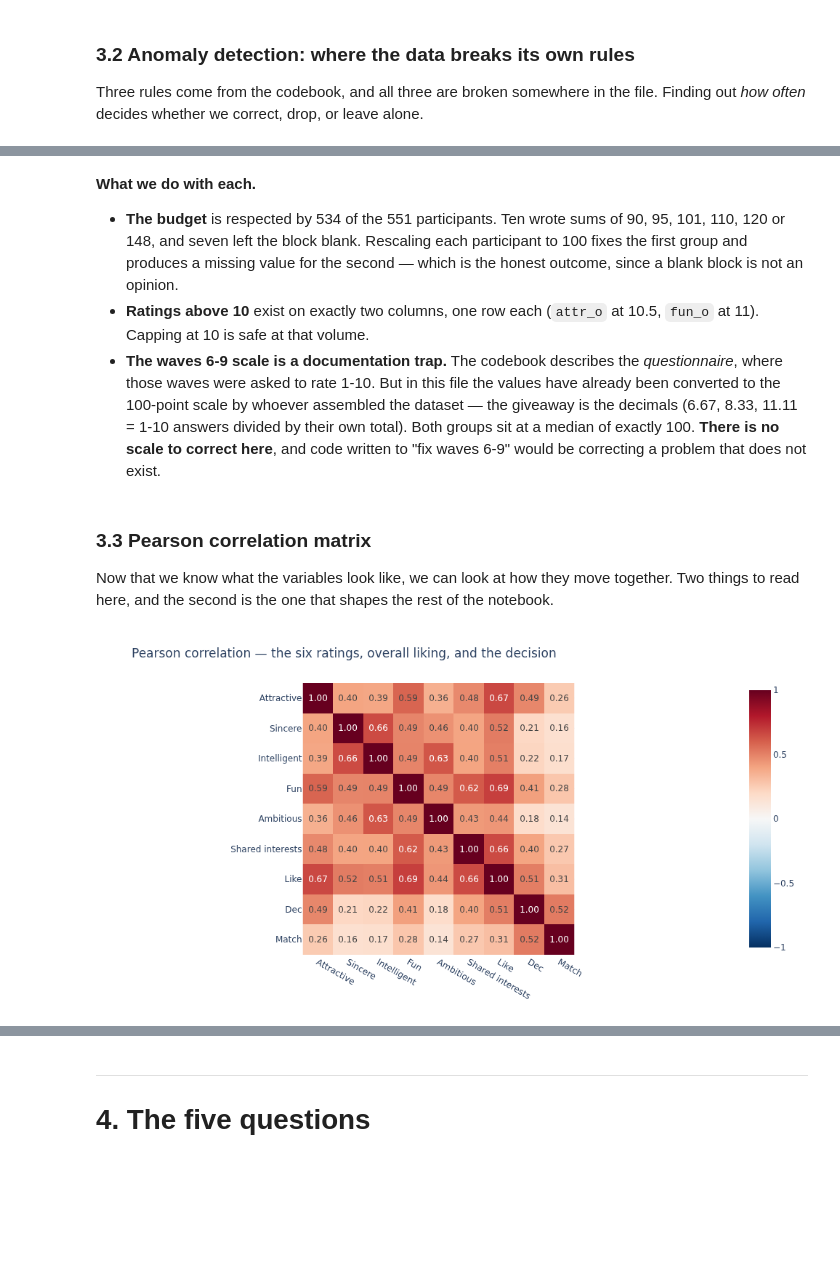
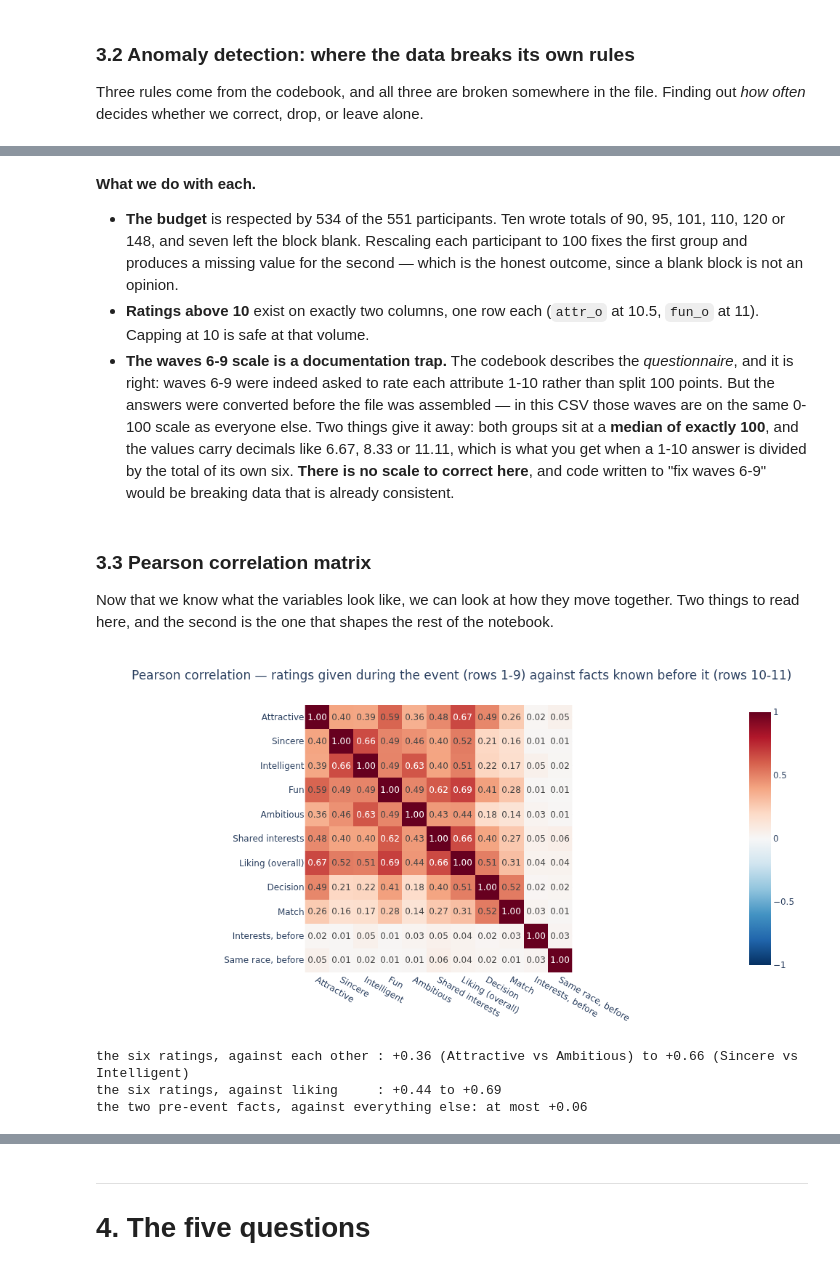
Before and after one commit to paezxavi/jedha_tinder_project, a Jupyter notebook: tinder_project.ipynb, the cells around one changed output, grey strips where cells are left out. Cells and saved outputs as stored; diff of their text form; code cells hidden in the pictures; blank space fills up the shorter version.

```diff
--- a/tinder_project.ipynb
+++ b/tinder_project.ipynb
@@ -326,31 +416,57 @@ waves 6-9          100.0  0.0  100.0
 # %% [markdown]
 **What we do with each.**
 
-- **The budget** is respected by 534 of the 551 participants. Ten wrote sums of 90, 95, 101, 110,
+- **The budget** is respected by 534 of the 551 participants. Ten wrote totals of 90, 95, 101, 110,
   120 or 148, and seven left the block blank. Rescaling each participant to 100 fixes the first
   group and produces a missing value for the second — which is the honest outcome, since a blank
   block is not an opinion.
 - **Ratings above 10** exist on exactly two columns, one row each (`attr_o` at 10.5, `fun_o` at 11).
   Capping at 10 is safe at that volume.
-- **The waves 6-9 scale is a documentation trap.** The codebook describes the *questionnaire*, where
-  those waves were asked to rate 1-10. But in this file the values have already been converted to
-  the 100-point scale by whoever assembled the dataset — the giveaway is the decimals (6.67, 8.33,
-  11.11 = 1-10 answers divided by their own total). Both groups sit at a median of exactly 100.
-  **There is no scale to correct here**, and code written to "fix waves 6-9" would be correcting a
-  problem that does not exist.
+- **The waves 6-9 scale is a documentation trap.** The codebook describes the *questionnaire*, and
+  it is right: waves 6-9 were indeed asked to rate each attribute 1-10 rather than split 100 points.
+  But the answers were converted before the file was assembled — in this CSV those waves are on the
+  same 0-100 scale as everyone else. Two things give it away: both groups sit at a **median of
+  exactly 100**, and the values carry decimals like 6.67, 8.33 or 11.11, which is what you get when
+  a 1-10 answer is divided by the total of its own six. **There is no scale to correct here**, and
+  code written to "fix waves 6-9" would be breaking data that is already consistent.
 # %% [markdown]
 ### 3.3 Pearson correlation matrix
 
 Now that we know what the variables look like, we can look at how they move together. Two things
 to read here, and the second is the one that shapes the rest of the notebook.
 # %%
-corr_cols = SCORECARD + ['like', 'dec', 'match']
+# The six scorecard ratings, the overall liking score, the two outcomes -- and the two columns
+# recorded BEFORE anyone met. Those last two are in the matrix for a reason: they are the only
+# variables here that cannot have been influenced by how the date went, and question 3 rests
+# entirely on the comparison between them and the ratings above.
+corr_cols = SCORECARD + ['like', 'dec', 'match', 'int_corr', 'samerace']
+NAMES = {**LABELS, 'like': 'Liking (overall)', 'dec': 'Decision', 'match': 'Match',
+         'int_corr': 'Interests, before', 'samerace': 'Same race, before'}
+
 corr = df[corr_cols].corr(method='pearson')
-corr.index = corr.columns = [LABELS.get(c, c.capitalize()) for c in corr_cols]
+corr.index = corr.columns = [NAMES[c] for c in corr_cols]
 
 fig = px.imshow(corr, text_auto='.2f', color_continuous_scale='RdBu_r', zmin=-1, zmax=1,
-                title='Pearson correlation — the six ratings, overall liking, and the decision')
+                title='Pearson correlation — ratings given during the event (rows 1-9) '
+                      'against facts known before it (rows 10-11)')
+fig.update_layout(height=640)
 show(fig, '3_3_correlation_matrix')
+
+# The three numbers quoted underneath, computed rather than eyeballed off the picture.
+rated_names = list(LABELS.values())
+block = corr.loc[rated_names, rated_names]
+off_diag = block.where(~np.eye(len(rated_names), dtype=bool)).stack()
+before = ['Interests, before', 'Same race, before']
+
+print(f'the six ratings, against each other : {off_diag.min():+.2f} '
+      f'({" vs ".join(off_diag.idxmin())}) to {off_diag.max():+.2f} ({" vs ".join(off_diag.idxmax())})')
+print(f'the six ratings, against liking     : {corr.loc[rated_names, "Liking (overall)"].min():+.2f} '
+      f'to {corr.loc[rated_names, "Liking (overall)"].max():+.2f}')
+print(f'the two pre-event facts, against everything else: at most '
+      f'{corr.loc[before].drop(columns=before).abs().max().max():+.2f}')
 # %% [output]
-[figure, old version]
+[figure, new version]
+the six ratings, against each other : +0.36 (Attractive vs Ambitious) to +0.66 (Sincere vs Intelligent)
+the six ratings, against liking     : +0.44 to +0.69
+the two pre-event facts, against everything else: at most +0.06
 # %% [markdown]
```
Also changed, not shown: parts of 23 cells of this notebook, 6 other files.
